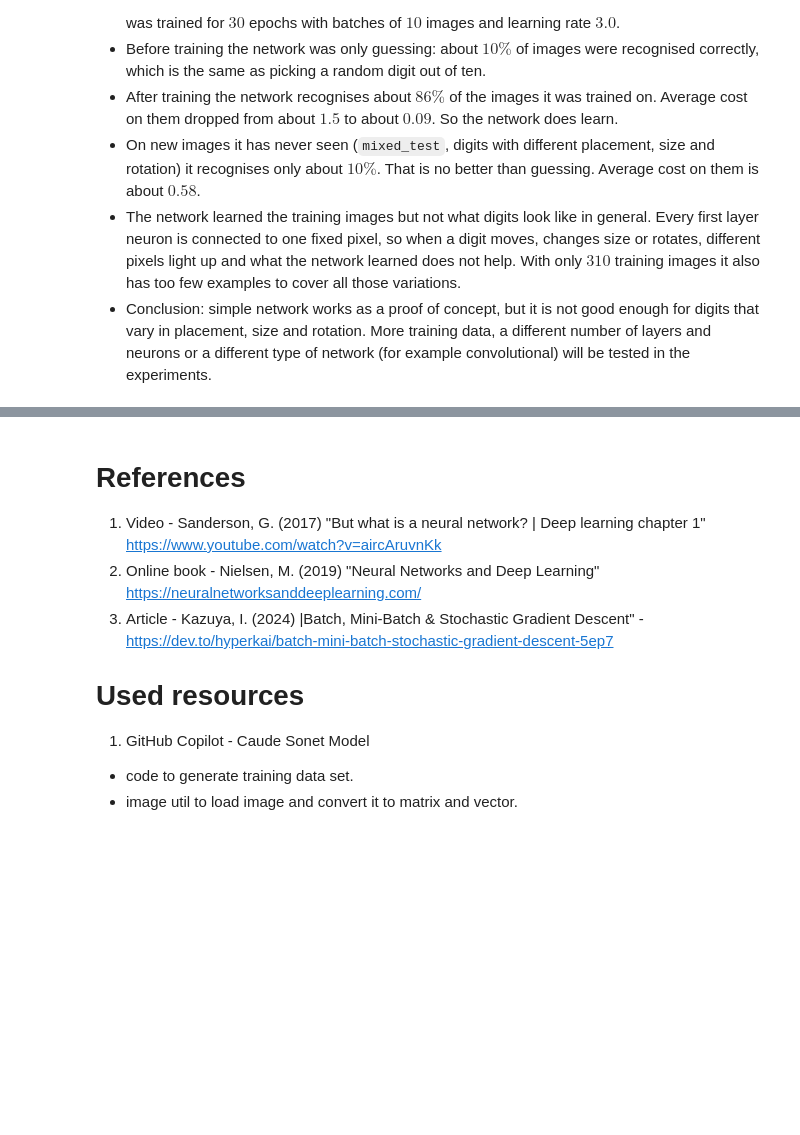
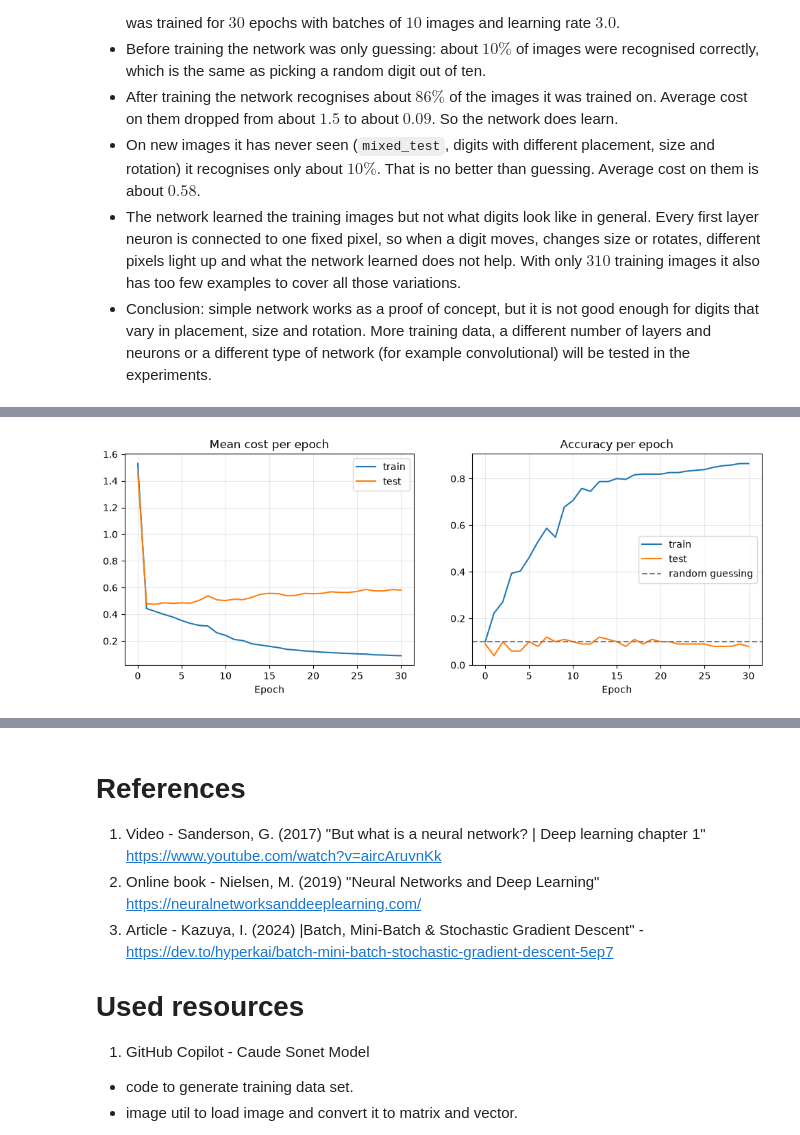
Before and after one commit to PetyoKostakov/math-concepts-for-developers-course, a Jupyter notebook: exam/exam.ipynb, the cells around one changed output, grey strips where cells are left out. Saved outputs shown, nothing was run; the diff lists cells and outputs as text; code cells hidden in the pictures; blank space fills up the shorter version.

Commit message:
Analysis of training, ReLU implementation, Sumamry of results

```diff
--- a/exam/exam.ipynb
+++ b/exam/exam.ipynb
@@ -421,0 +418,36 @@ Mean cost: train = 0.0884, test = 0.5752
+# %%
+def train_and_track(sizes, epochs=30, batch_size=10, eta=3.0, seed=1, hidden_activation="sigmoid"):
+    """Train a new network and record cost and accuracy on train and test data after every epoch."""
+    network = Network(sizes, seed=seed, hidden_activation=hidden_activation)
+    history = {"train_cost": [], "test_cost": [], "train_accuracy": [], "test_accuracy": []}
+
+    def record():
+        history["train_cost"].append(mean_cost(network, training_data))
+        history["test_cost"].append(mean_cost(network, test_data))
+        history["train_accuracy"].append(network.accuracy(training_data))
+        history["test_accuracy"].append(network.accuracy(test_data))
+
+    record()  # epoch 0: before training
+    for epoch in range(epochs):
+        network.train(training_data, 1, batch_size, eta, seed=seed * 1000 + epoch, verbose=False)
+        record()
+    return history
+
+
+baseline = train_and_track([784, 16, 16, 10])
+
+fig, (ax_cost, ax_acc) = plt.subplots(1, 2, figsize=(12, 4))
+ax_cost.plot(baseline["train_cost"], label="train")
+ax_cost.plot(baseline["test_cost"], label="test")
+ax_cost.set_title("Mean cost per epoch")
+ax_acc.plot(baseline["train_accuracy"], label="train")
+ax_acc.plot(baseline["test_accuracy"], label="test")
+ax_acc.axhline(0.1, color="gray", linestyle="--", label="random guessing")
+ax_acc.set_title("Accuracy per epoch")
+for ax in (ax_cost, ax_acc):
+    ax.set_xlabel("Epoch")
+    ax.grid(True, alpha=0.3)
+    ax.legend()
+plt.show()
+# %% [output]
+[figure, added]
```
Also changed, not shown: parts of 13 cells of this notebook, 2 other files.
